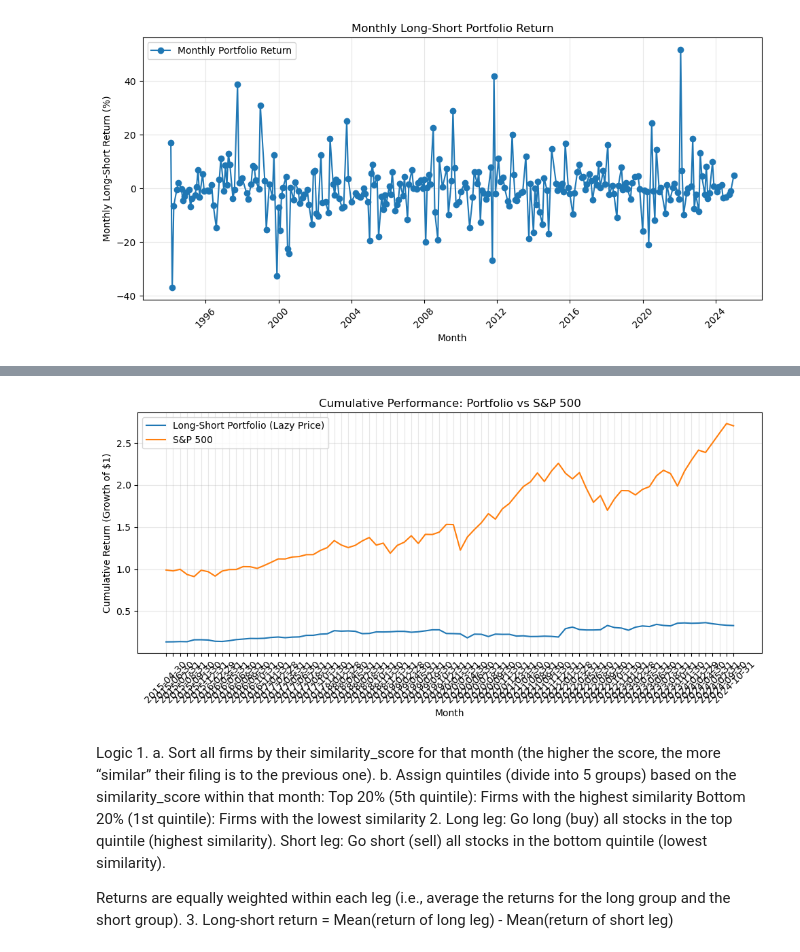
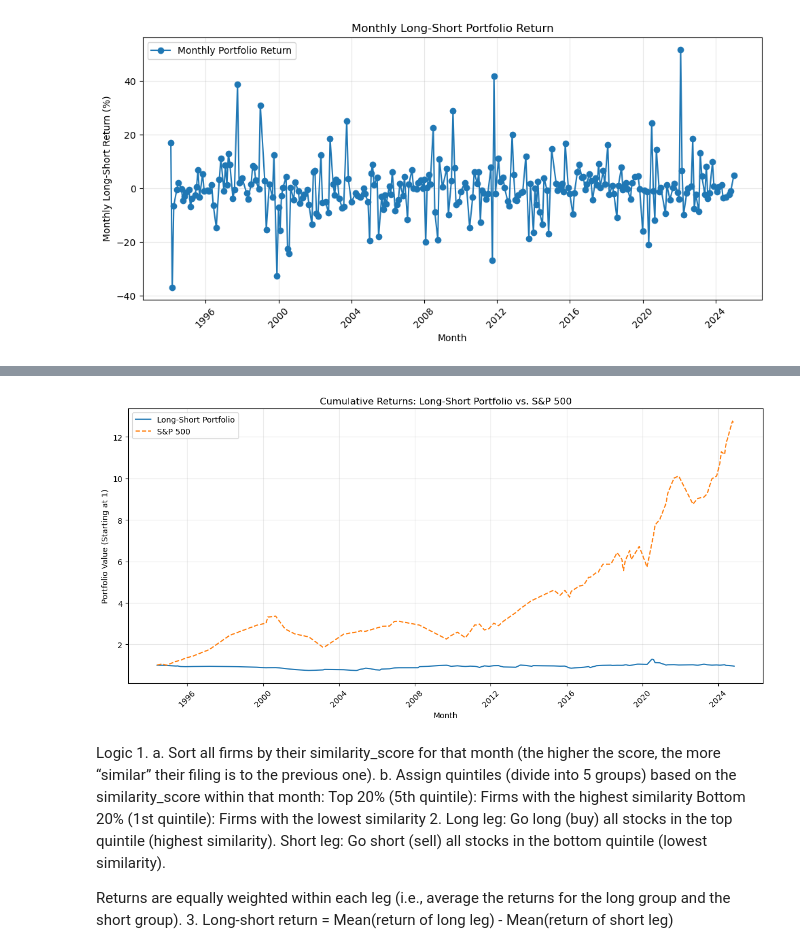
Before and after one commit to ank225git/lazy-prices_replication, a Jupyter notebook: code/portfolio_construction.ipynb, the cells around one changed output, grey strips where cells are left out. Cells and saved outputs as stored; diff of their text form; code cells hidden in the pictures.

Commit message:
the long-short portfolio is extremely underperforming sp500

```diff
--- a/code/portfolio_construction.ipynb
+++ b/code/portfolio_construction.ipynb
@@ -187,44 +344,38 @@ Index(['observation_date', 'SP500'], dtype='object')
 # %%
 import pandas as pd
 import matplotlib.pyplot as plt
 
-# 1. Load your saved portfolio results (from CSV)
-portfolio_df = pd.read_csv("../data/processed/full_portfolio_returns.csv")
-portfolio_df['month'] = pd.to_datetime(portfolio_df['month']).dt.strftime('%Y-%m-%d')
+# Load your portfolio and S&P 500
+portfolio_df = pd.read_csv("../data/processed/full_portfolio_returns_filtered.csv")
+sp500 = pd.read_csv("../data/processed/sp500_monthly.csv")
 
-# 2. S&P 500 already loaded and processed as `sp500`
-# (from your previous notebook cell using FRED URL)
-# sp500['month'] and sp500['sp500_return'] are ready
+# Parse dates
+portfolio_df['month'] = pd.to_datetime(portfolio_df['month'])
+sp500['month'] = pd.to_datetime(sp500['month'])
 
-# 3. Calculate cumulative returns for both
-# Portfolio
-if 'cum_portfolio' not in portfolio_df.columns:
-    portfolio_df['portfolio_return_decimal'] = portfolio_df['portfolio_return'] / 100
-    portfolio_df['cum_portfolio'] = (1 + portfolio_df['portfolio_return_decimal']).cumprod()
-# S&P 500
-sp500['sp500_return_decimal'] = sp500['sp500_return'] / 100
-sp500['cum_sp500'] = (1 + sp500['sp500_return_decimal']).cumprod()
+# Shift S&P 500 month to end of month
+sp500['month'] = sp500['month'] + pd.offsets.MonthEnd(0)
 
-# 4. Merge on 'month'
-merged = pd.merge(
-    portfolio_df[['month', 'cum_portfolio']],
-    sp500[['month', 'cum_sp500']],
-    on='month', how='inner'
-)
+# Calculate cumulative return
+sp500['cum_return'] = (1 + sp500['return']).cumprod()
 
+# Merge datasets on month
+combined = pd.merge(portfolio_df[['month', 'cum_portfolio']],
+                    sp500[['month', 'cum_return']],
+                    on='month',
+                    how='inner')  # match after shifting
 
-
-# 6. Plot
-plt.figure(figsize=(10,5))
-plt.plot(merged['month'], merged['cum_portfolio'], label='Long-Short Portfolio (Lazy Price)')
-plt.plot(merged['month'], merged['cum_sp500'], label='S&P 500')
+# Plot cumulative returns
+plt.figure(figsize=(12,6))
+plt.plot(combined['month'], combined['cum_portfolio'], label='Long-Short Portfolio')
+plt.plot(combined['month'], combined['cum_return'], label='S&P 500', linestyle='--')
 plt.xlabel('Month')
-plt.ylabel('Cumulative Return (Growth of $1)')
-plt.title('Cumulative Performance: Portfolio vs S&P 500')
+plt.ylabel('Portfolio Value (Starting at 1)')
+plt.title('Cumulative Returns: Long-Short Portfolio vs. S&P 500')
 plt.legend()
 plt.grid(alpha=0.3)
 plt.xticks(rotation=45)
 plt.tight_layout()
 plt.show()
 # %% [output]
-[figure, old version]
+[figure, new version]
```
Also changed, not shown: parts of 17 cells of this notebook, 5 other files.
